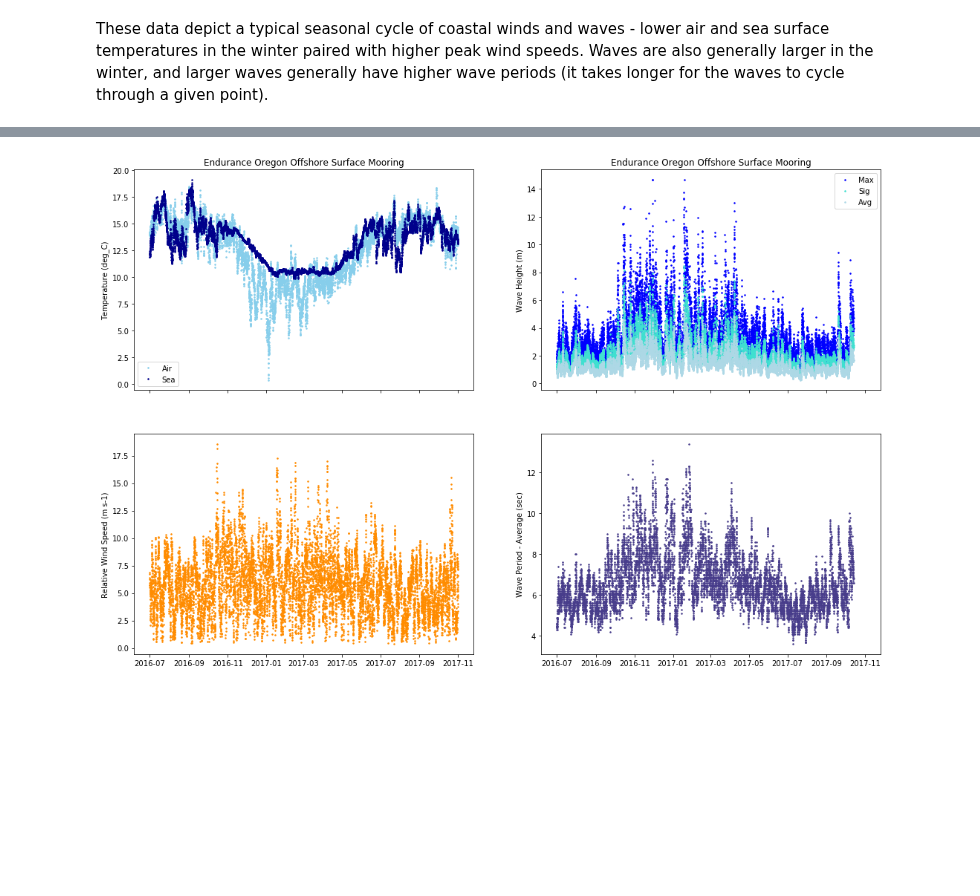
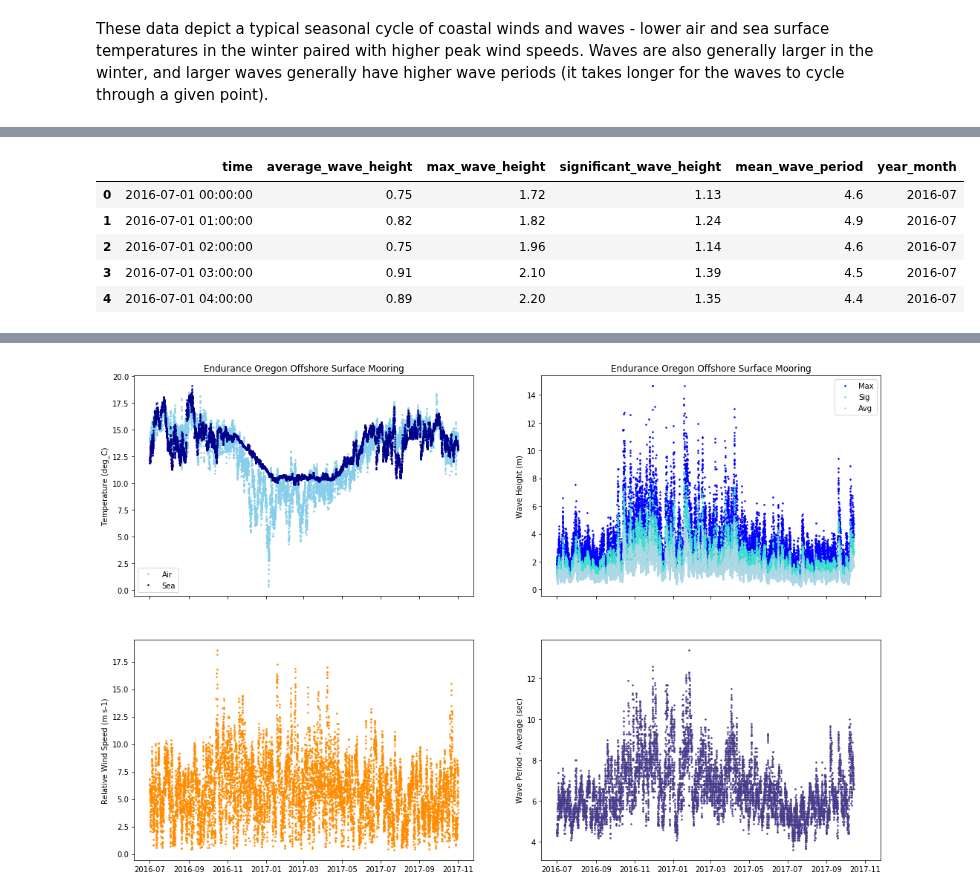
Before and after one commit to ooi-data-lab/nugget-notebooks, a Jupyter notebook: extras/E03_Endurance_met_waves_seasonal_cycle.ipynb, the cells around one changed output, grey strips where cells are left out. Saved outputs shown, nothing was run; the diff lists cells and outputs as text; code cells hidden in the pictures; blank space fills up the shorter version.

```diff
--- a/extras/E03_Endurance_met_waves_seasonal_cycle.ipynb
+++ b/extras/E03_Endurance_met_waves_seasonal_cycle.ipynb
@@ -224 +321,10 @@ WAVSS_data.head()
+# %%
+WAVSS_data_hourly.head()
+# %% [output]
+|  | time | average_wave_height | max_wave_height | significant_wave_height | mean_wave_period | year_month |
+| 0 | 2016-07-01 00:00:00 | 0.75 | 1.72 | 1.13 | 4.6 | 2016-07 |
+| 1 | 2016-07-01 01:00:00 | 0.82 | 1.82 | 1.24 | 4.9 | 2016-07 |
+| 2 | 2016-07-01 02:00:00 | 0.75 | 1.96 | 1.14 | 4.6 | 2016-07 |
+| 3 | 2016-07-01 03:00:00 | 0.91 | 2.10 | 1.39 | 4.5 | 2016-07 |
+| 4 | 2016-07-01 04:00:00 | 0.89 | 2.20 | 1.35 | 4.4 | 2016-07 |
 # %%
```
Also changed, not shown: parts of 9 cells of this notebook.
